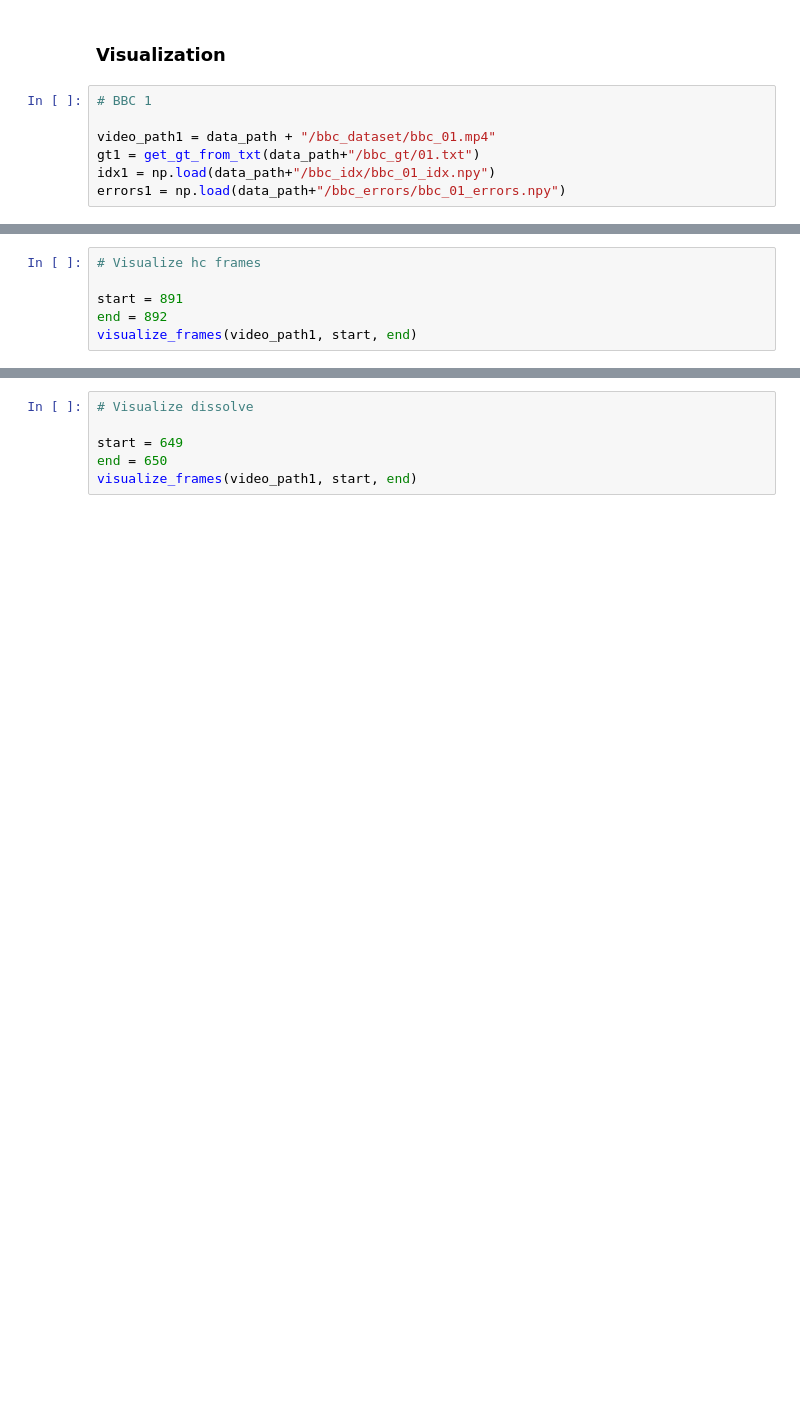
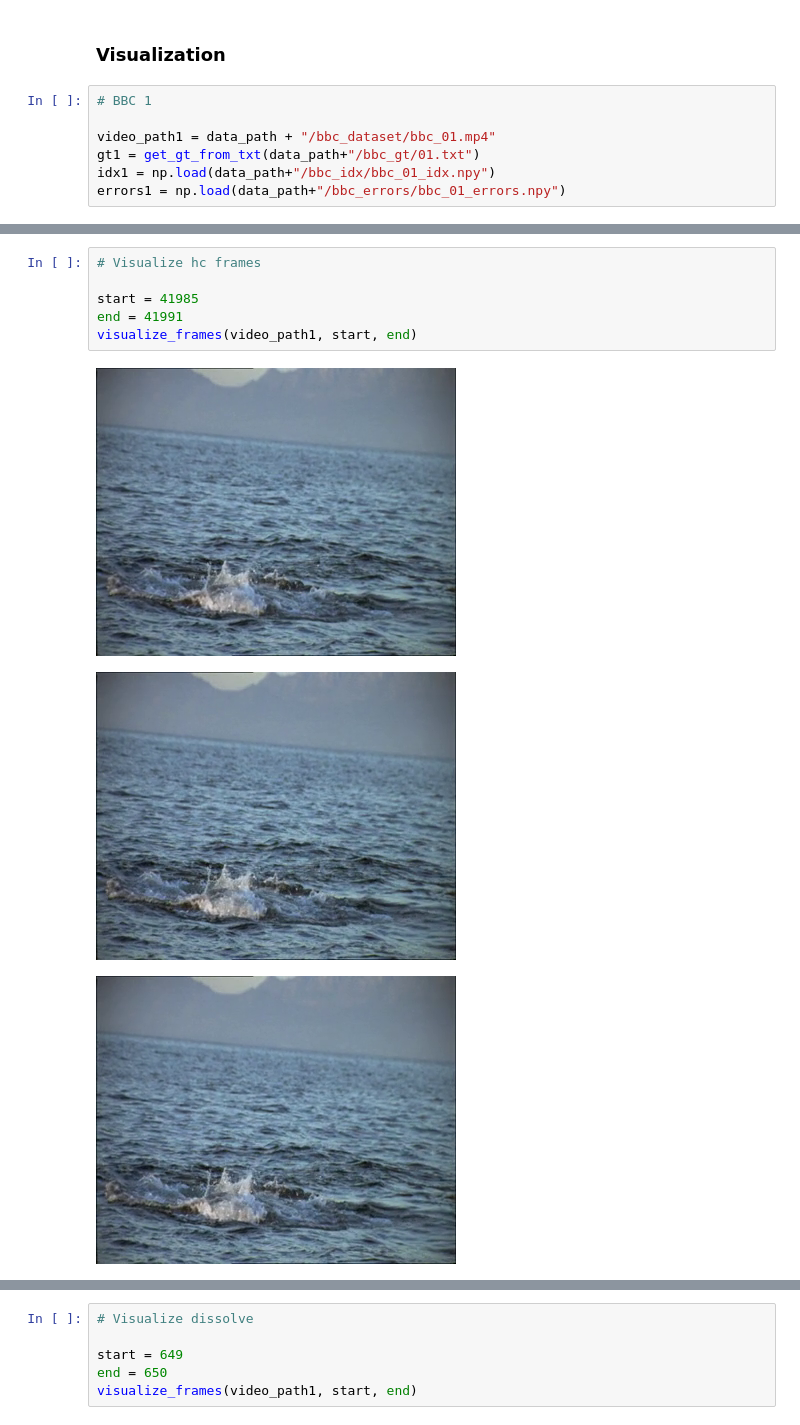
Before and after one commit to Bono046/DIP_project, a Jupyter notebook: SCD_features_classification.ipynb, the cells around one changed output, grey strips where cells are left out. Drawn from its saved outputs; the diff is of its cells as text; blank space fills up the shorter version.

```diff
--- a/SCD_features_classification.ipynb
+++ b/SCD_features_classification.ipynb
@@ -212,6 +230,10 @@ print("Hard cut idx: ",np.where( gt1==2)[0])
 # %%
 # Visualize hc frames
 
-start = 891
-end = 892
+start = 41985
+end = 41991
 visualize_frames(video_path1, start, end)
+# %% [output]
+[figure, added]
+[figure, added]
+[figure, added]
```
Also changed, not shown: parts of 7 cells of this notebook.
